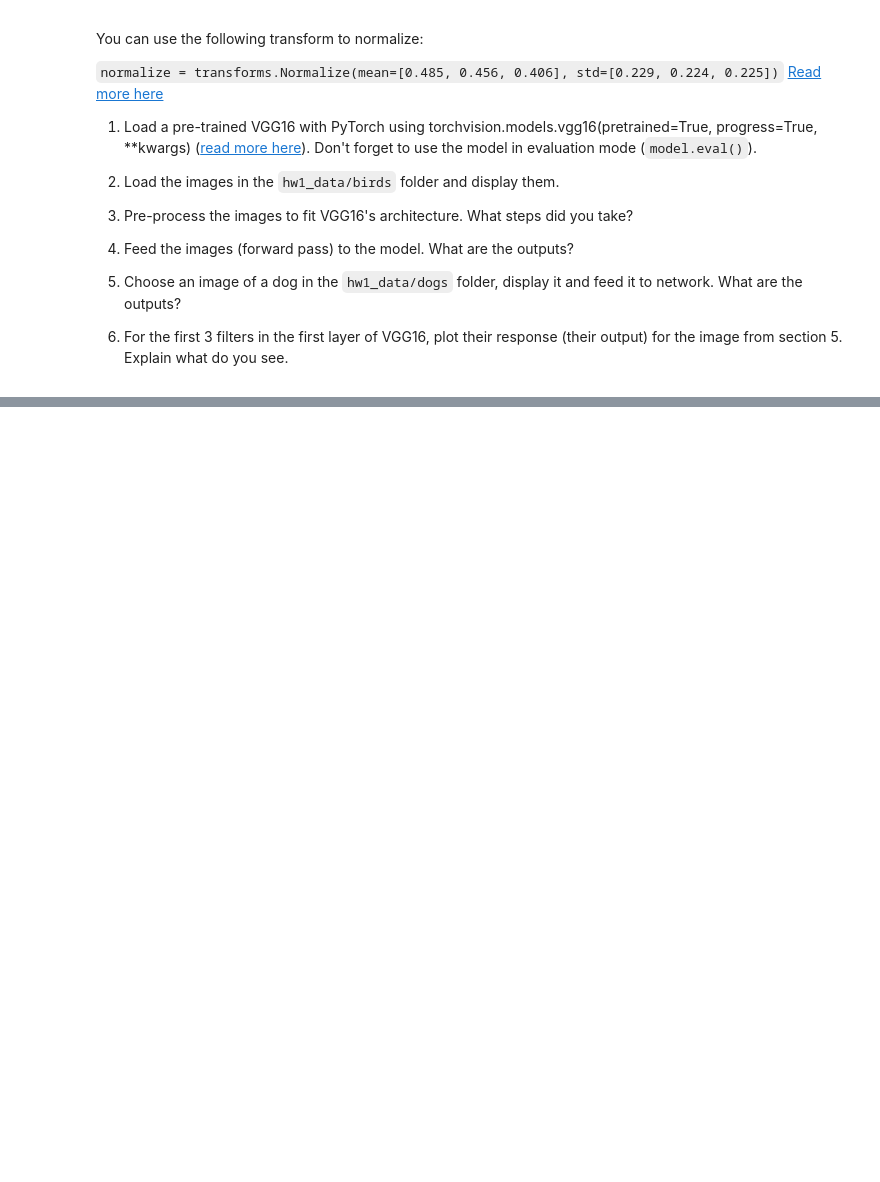
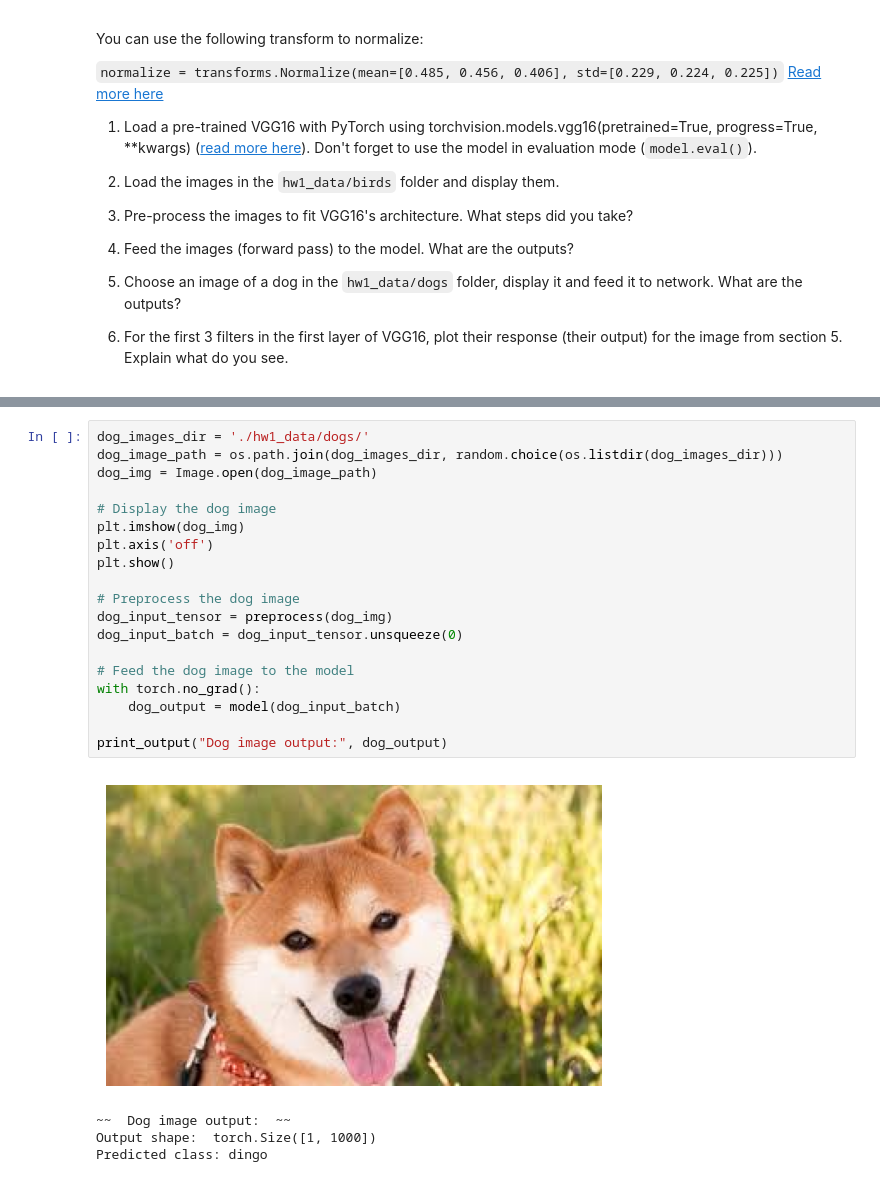
Before and after one commit to AmitShirazi1/ML2_hw1, a Jupyter notebook: HW1.ipynb, the cells around one changed output, grey strips where cells are left out. Saved outputs shown, nothing was run; the diff lists cells and outputs as text; blank space fills up the shorter version.

```diff
--- a/HW1.ipynb
+++ b/HW1.ipynb
@@ -939,0 +1012,24 @@ You can use the following transform to normalize:
+# %%
+dog_images_dir = './hw1_data/dogs/'
+dog_image_path = os.path.join(dog_images_dir, random.choice(os.listdir(dog_images_dir)))
+dog_img = Image.open(dog_image_path)
+
+# Display the dog image
+plt.imshow(dog_img)
+plt.axis('off')
+plt.show()
+
+# Preprocess the dog image
+dog_input_tensor = preprocess(dog_img)
+dog_input_batch = dog_input_tensor.unsqueeze(0)
+
+# Feed the dog image to the model
+with torch.no_grad():
+    dog_output = model(dog_input_batch)
+
+print_output("Dog image output:", dog_output)
+# %% [output]
+[figure, added]
+~~  Dog image output:  ~~
+Output shape:  torch.Size([1, 1000])
+Predicted class: dingo
```
Also changed, not shown: parts of 17 cells of this notebook, 4 other files.
